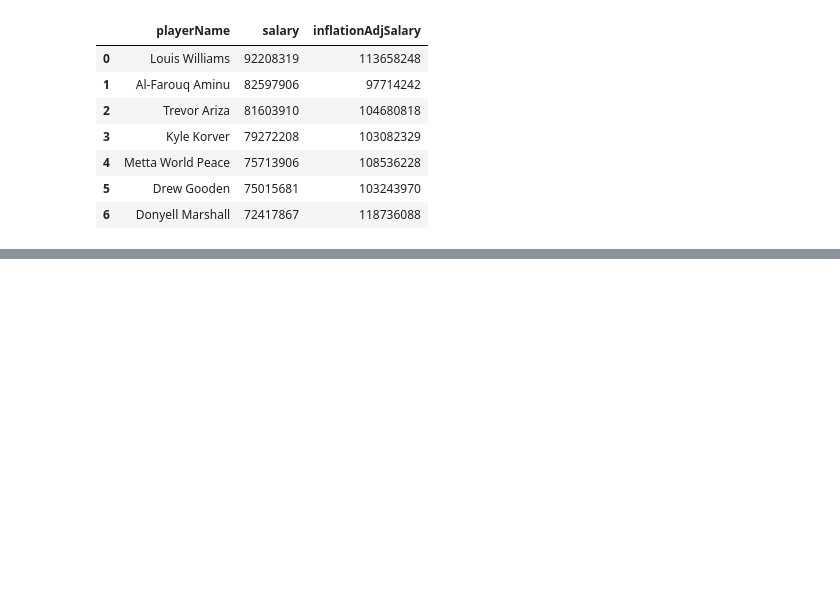
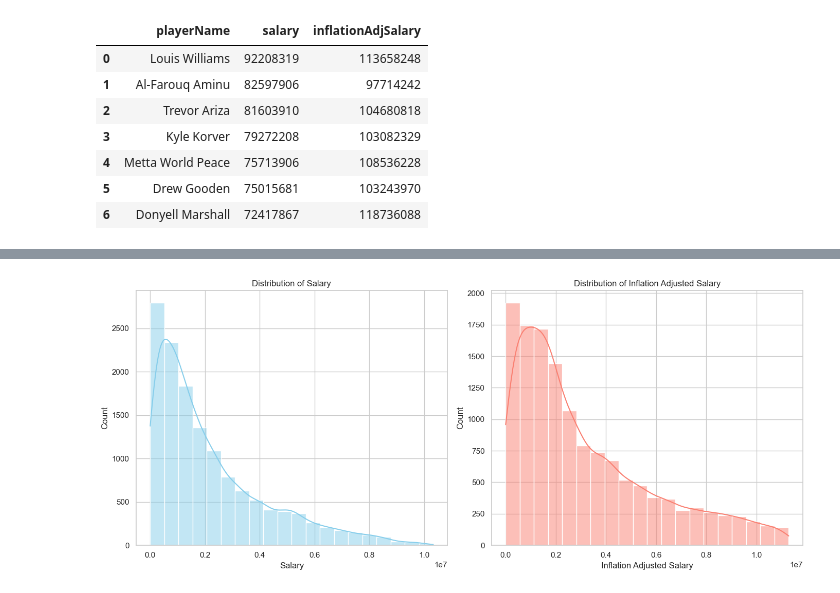
Before and after one commit to AnanyaaPal/Descriptive-Analysis, a Jupyter notebook: code_nba players salaries.ipynb, the cells around one changed output, grey strips where cells are left out. Saved outputs shown, nothing was run; the diff lists cells and outputs as text; code cells hidden in the pictures; blank space fills up the shorter version.

```diff
--- a/code_nba players salaries.ipynb
+++ b/code_nba players salaries.ipynb
@@ -266,0 +368,25 @@ NameError: name 'bar' is not defined
+# %%
+# Visualising distribution analysis of two variables- Salary & Inflation Adjusted Salary
+
+# Set the style of seaborn
+sns.set(style="whitegrid")
+
+# Create a figure with subplots
+fig, axes = plt.subplots(nrows=1, ncols=2, figsize=(14, 6))
+
+# Plot histograms for salary and inflation-adjusted salary
+sns.histplot(df['salary'], bins=20, kde=True, ax=axes[0], color='skyblue')
+axes[0].set_title('Distribution of Salary')
+axes[0].set_xlabel('Salary')
+
+sns.histplot(df['inflationAdjSalary'], bins=20, kde=True, ax=axes[1], color='salmon')
+axes[1].set_title('Distribution of Inflation Adjusted Salary')
+axes[1].set_xlabel('Inflation Adjusted Salary')
+
+# Adjust layout
+plt.tight_layout()
+
+# Show the plots
+plt.show()
+# %% [output]
+[figure, added]
```
Also changed, not shown: parts of 16 cells of this notebook, 4 other files.
